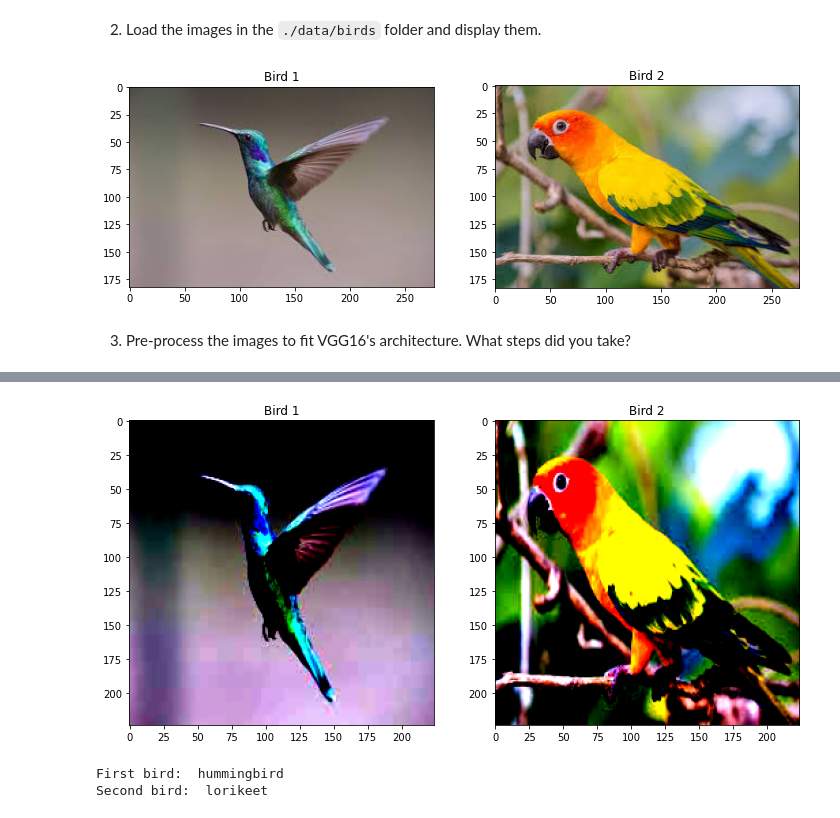
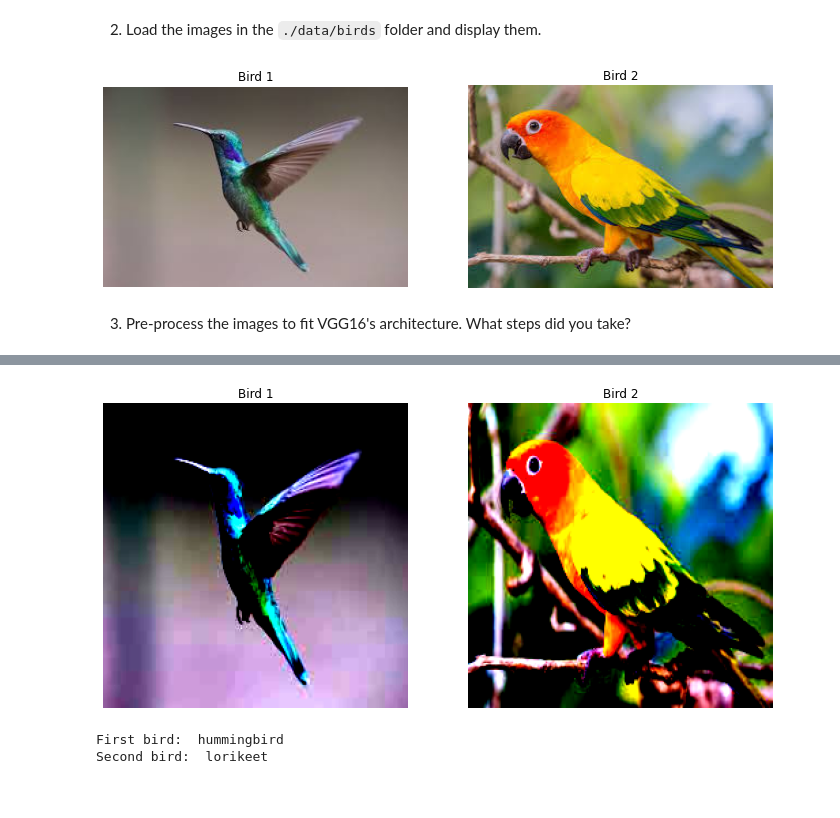
Before and after one commit to DariaHasin/cv-course, a Jupyter notebook: HW1 - Classification/ee046746_hw1_classification.ipynb, the cells around one changed output, grey strips where cells are left out. Drawn from its saved outputs; the diff is of its cells as text; code cells hidden in the pictures.

```diff
--- a/HW1 - Classification/ee046746_hw1_classification.ipynb
+++ b/HW1 - Classification/ee046746_hw1_classification.ipynb
@@ -536,14 +545,16 @@ fig = plt.figure(figsize=(12, 12))
 ax = fig.add_subplot(1, 2 ,1)
 ax.imshow(img_bird1)
 ax.set_title('Bird 1')
+ax.set_axis_off()
 
 ax = fig.add_subplot(1, 2 ,2)
 ax.imshow(img_bird2)
 ax.set_title('Bird 2')
+ax.set_axis_off()
 
 plt.show()
 # %% [output]
-[figure, old version]
+[figure, new version]
 # %% [markdown]
 3. Pre-process the images to fit VGG16's architecture. What steps did you take?
 # %%
@@ -562,9 +573,11 @@ fig = plt.figure(figsize=(12, 12))
 ax = fig.add_subplot(1, 2 ,1)
 ax.imshow(tensor_img1.permute(1, 2, 0))
 ax.set_title('Bird 1')
+ax.set_axis_off()
 
 ax = fig.add_subplot(1, 2 ,2)
 ax.imshow(tensor_img2.permute(1, 2, 0))
 ax.set_title('Bird 2')
+ax.set_axis_off()
 plt.show()
 # %% [output]
@@ -573,4 +586,4 @@ Clipping input data to the valid range for imshow with RGB data ([0..1] for floa
-[figure, old version]
+[figure, new version]
 # %%
 # reading the data from the file
 with open('./data/imagenet1000_clsidx_to_labels.txt') as f:
```
Also changed, not shown: parts of 22 cells of this notebook.
